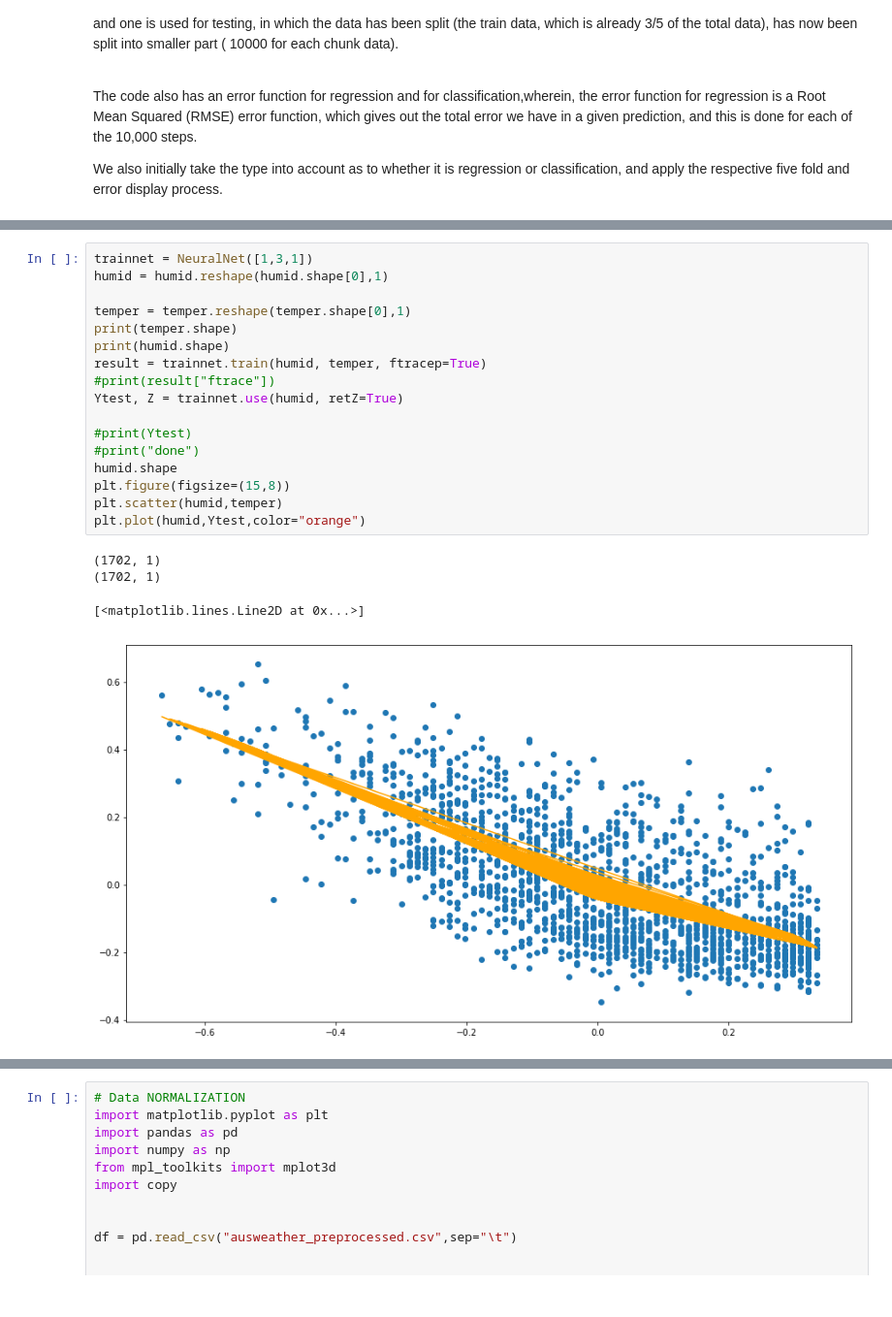
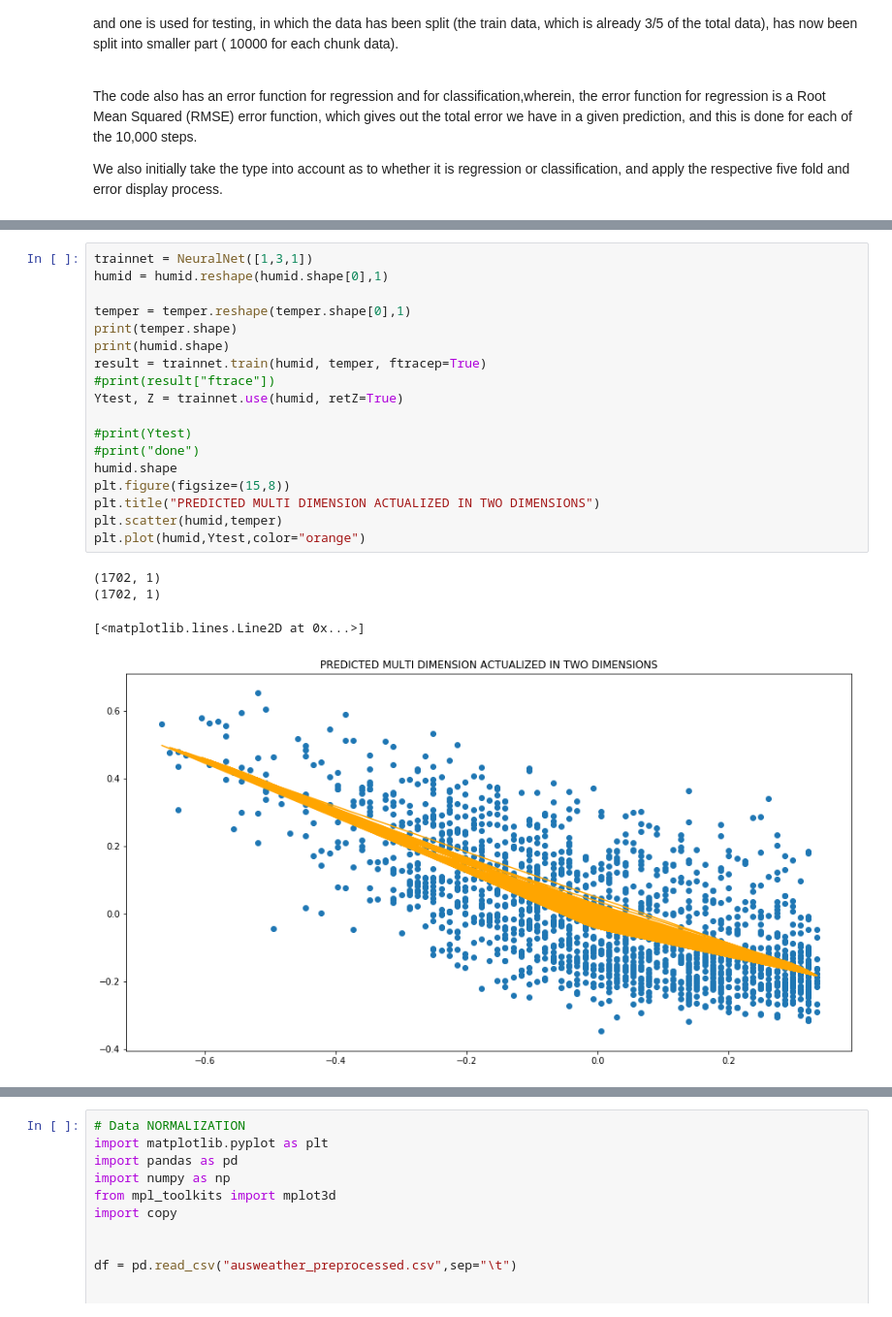
Before and after one commit to anirudhnarayanan/ITCS-6156-Machine-Learning, a Jupyter notebook: Assignment/assignment-4/Assign3.ipynb, the cells around one changed output, grey strips where cells are left out. Shown at 97% size. Saved outputs shown, nothing was run; the diff lists cells and outputs as text.

```diff
--- a/Assignment/assignment-4/Assign3.ipynb
+++ b/Assignment/assignment-4/Assign3.ipynb
@@ -812,25 +1441,26 @@ class CrossValid:
 # %%
 trainnet = NeuralNet([1,3,1])
 humid = humid.reshape(humid.shape[0],1)
 
 temper = temper.reshape(temper.shape[0],1)
 print(temper.shape)
 print(humid.shape)
 result = trainnet.train(humid, temper, ftracep=True)
 #print(result["ftrace"])
 Ytest, Z = trainnet.use(humid, retZ=True)
 
 #print(Ytest)
 #print("done")
 humid.shape
 plt.figure(figsize=(15,8))
+plt.title("PREDICTED MULTI DIMENSION ACTUALIZED IN TWO DIMENSIONS")
 plt.scatter(humid,temper)
 plt.plot(humid,Ytest,color="orange")
 # %% [output]
 (1702, 1)
 (1702, 1)
 [<matplotlib.lines.Line2D at 0x...>]
-[figure, old version]
+[figure, new version]
 # %%
 #result = trainnet.train(humid, temper, ftracep=True)
 #print(result["ftrace"])
```
Also changed, not shown: parts of 44 cells of this notebook, 1 other file.
